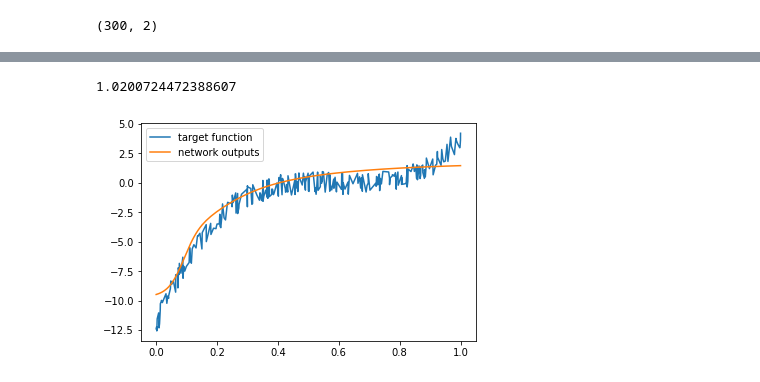
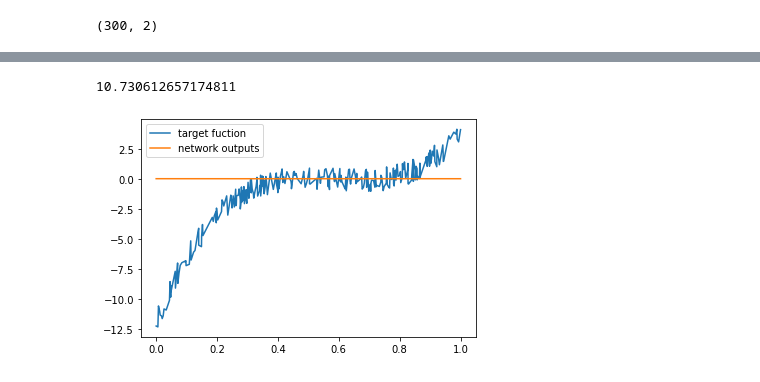
Before and after one commit to sd3ntato/CM_project, a Jupyter notebook: test_notebook.ipynb, the cells around one changed output, grey strips where cells are left out. Saved outputs shown, nothing was run; the diff lists cells and outputs as text; code cells hidden in the pictures.

```diff
--- a/test_notebook.ipynb
+++ b/test_notebook.ipynb
@@ -41,11 +35,19 @@ plt.plot(g)
-# %%
-plt.plot(tx,ty,label='target function')
-outs = n.supply_sequence(tx)
-outs = outs.reshape(ty.shape)
-plt.plot(tx,outs.reshape(-1),label='network outputs')
-plt.legend()
-
-print( MSE(outs,ty))
-# %% [output]
-1.0200724472388607
-[figure, removed]
+# %%
+# to test training and performance of the net, i generate one and then i see how it goes before training, then train it, and after
+# i can see how it goes after training:
+
+# define a multi-layer-perceptron, and run it on the test samples even if is not trained yet, just to show that the net works
+# but spits random outputs
+n = MLP(  Nh=[10,5], Nu=1, Ny=1, f='tanh', f_out='ide', w_scale=5 )
+outs = n.supply_sequence(tx).reshape(-1)
+
+# plot the target function
+plt.plot(tx,ty,label='target fuction')
+
+#plot the output of the untrained net, then print Mean Sqaured Error (MSE)
+plt.plot(tx,outs,label='network outputs')
+plt.legend()
+print( MSE(outs,ty))
+# %% [output]
+10.730612657174811
+[figure, added]
```
Also changed, not shown: parts of 8 cells of this notebook, 3 other files.
